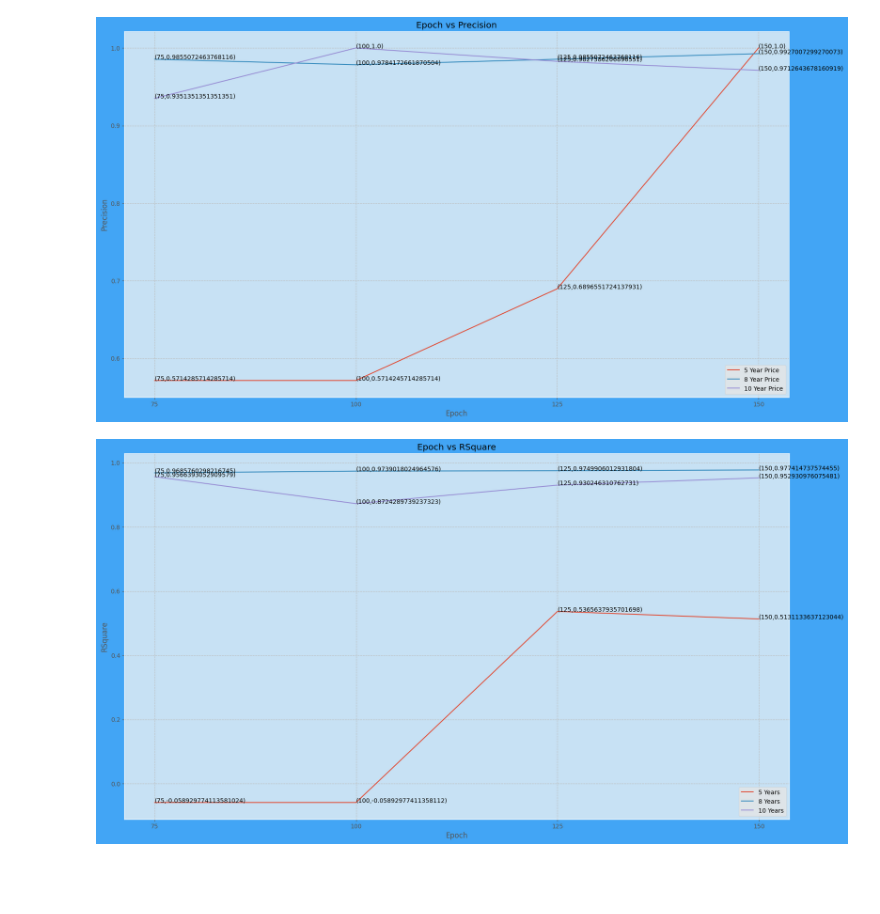
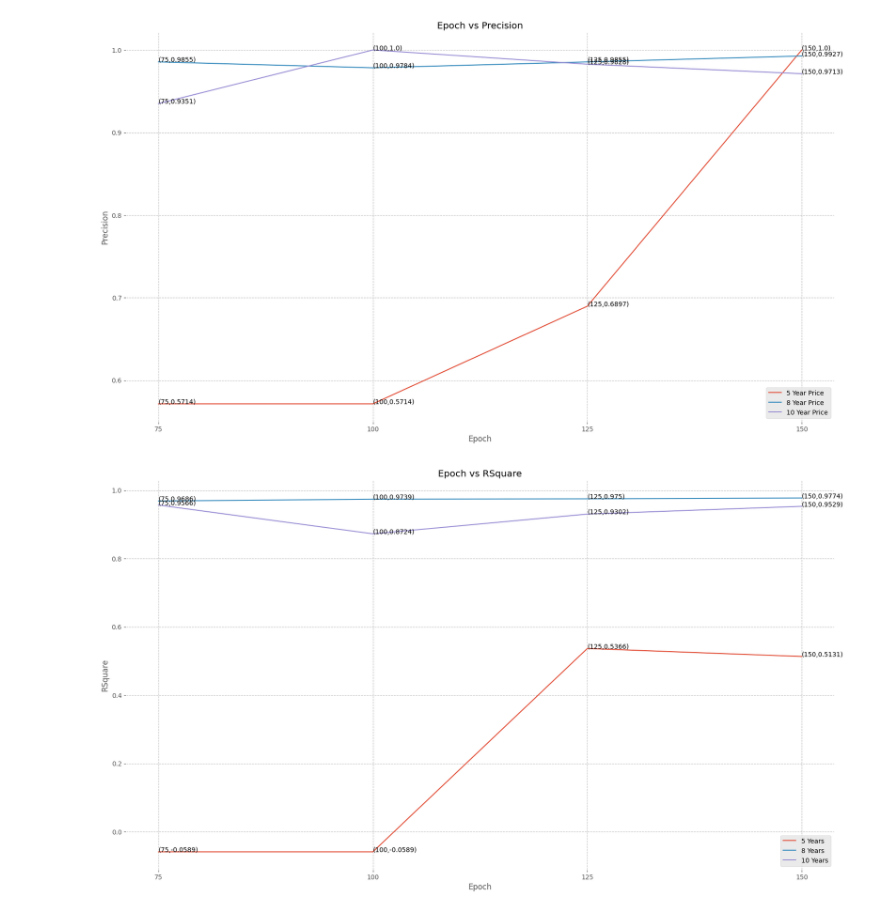
Before and after one commit to gamecoder08/Stock-predictor-models, a Jupyter notebook: Performance metrics/Performance_metrics_plot_close.ipynb, the cells around one changed output. Drawn from its saved outputs; the diff is of its cells as text; code cells hidden in the pictures; blank space fills up the shorter version.

Commit message:
Update: Adjusted comparison graphs

```diff
--- a/Performance metrics/Performance_metrics_plot_close.ipynb
+++ b/Performance metrics/Performance_metrics_plot_close.ipynb
@@ -4,52 +4,52 @@ import numpy as np
 
 
 fig = plt.figure(figsize=(16,9))
-fig.patch.set_facecolor('#42A5F5')
+fig.patch.set_facecolor('#ffffff')
 
 ax=plt.axes()
-ax.set_facecolor('#C7E1F4')
+ax.set_facecolor('#ffffff')
 
 plt.grid(True,linestyle='--',color='#BDBDBD')
 plt.tight_layout()
 
 epoch=[75,100,125,150]
 precision_5=[0.5714285714285714 ,0.5714245714285714 , 0.6896551724137931 , 1.0 ]
 precision_8=[0.9855072463768116 ,0.9784172661870504 ,0.9855072463768116 ,0.9927007299270073 ]
 precision_10=[0.9351351351351351 ,1.0, 0.9827586206896551 ,0.9712643678160919  ]
 plt.plot(epoch, precision_5, label='5 Year Price')
 plt.plot(epoch, precision_8,label='8 Year Price')
 plt.plot(epoch, precision_10,label='10 Year Price')
 
 plt.legend()
 plt.xlabel('Epoch')
 plt.ylabel('Precision')
 plt.title('Epoch vs Precision')
 
-for x,y in zip(epoch, precision_5):
+for x,y in zip(epoch, np.round(precision_5,4)):
     plt.text(x, y, f'({x},{y})')
 
-for m,n in zip(epoch, precision_8):
+for m,n in zip(epoch, np.round(precision_8,4)):
     plt.text(m, n, f'({m},{n})')
 
-for p,q in zip(epoch, precision_10):
+for p,q in zip(epoch, np.round(precision_10,4)):
     plt.text(p, q, f'({p},{q})')
 
 plt.xticks(ticks=[75,100,125,150]) # set the xticks to be 50, 100, 125, 150
 
 plt.show()
 plt.style.use('ggplot')
 # %% [output]
-[figure, old version]
+[figure, new version]
 # %%
 import matplotlib.pyplot as plt
 import numpy as np
 
 
 fig = plt.figure(figsize=(16,9))
-fig.patch.set_facecolor('#42A5F5')
+fig.patch.set_facecolor('#ffffff')
 
 ax=plt.axes()
-ax.set_facecolor('#C7E1F4')
+ax.set_facecolor('#ffffff')
 
 plt.grid(True,linestyle='--',color='#BDBDBD')
 plt.tight_layout()
@@ -69,13 +69,13 @@ plt.ylabel('RSquare')
 plt.title('Epoch vs RSquare')
 
 
-for x,y in zip(epoch, rsquare_5):
+for x,y in zip(epoch, np.round(rsquare_5,4)):
     plt.text(x, y, f'({x},{y})')
 
-for m,n in zip(epoch, rsquare_8):
+for m,n in zip(epoch, np.round(rsquare_8,4)):
     plt.text(m, n, f'({m},{n})')
 
-for p,q in zip(epoch, rsquare_10):
+for p,q in zip(epoch, np.round(rsquare_10,4)):
     plt.text(p, q, f'({p},{q})')
 
 plt.xticks(ticks=[75,100,125,150]) # set the xticks to be 50, 100, 125, 150
@@ -83,7 +83,7 @@ plt.xticks(ticks=[75,100,125,150]) # set the xticks to be 50, 100, 125, 150
 plt.show()
 plt.style.use('ggplot')
 # %% [output]
-[figure, old version]
+[figure, new version]
 # %%
 import matplotlib.pyplot as plt
 import numpy as np
```
Also changed, not shown: parts of 1 cell of this notebook, 1 other file.
